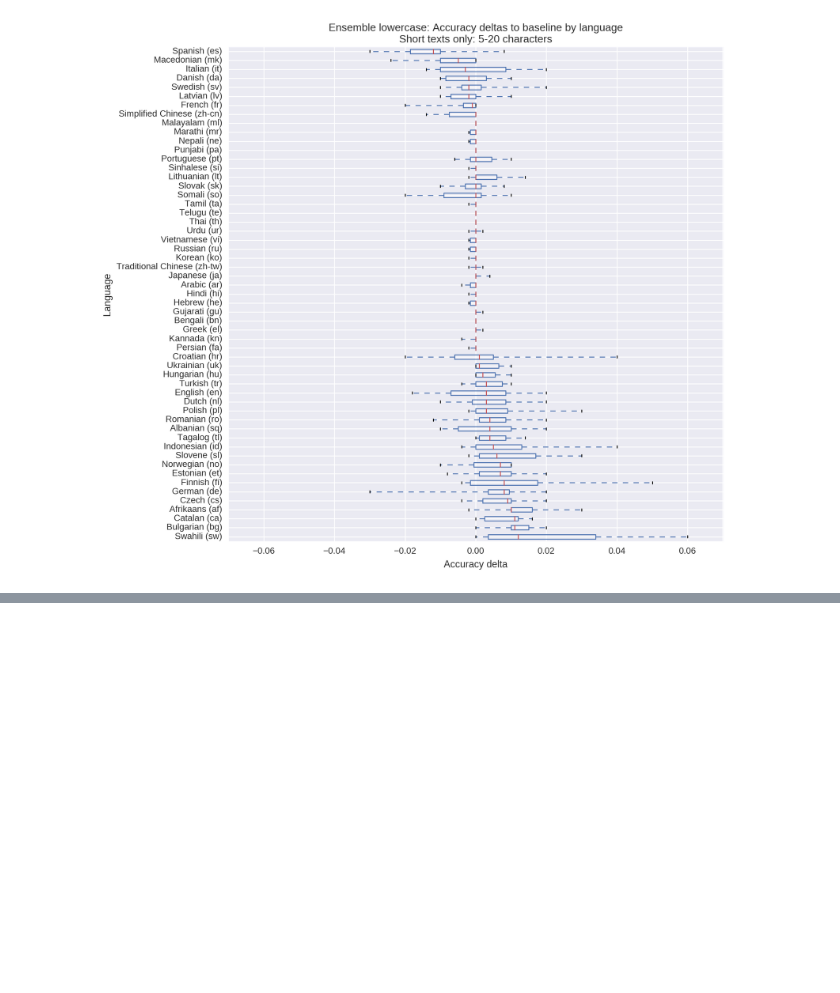
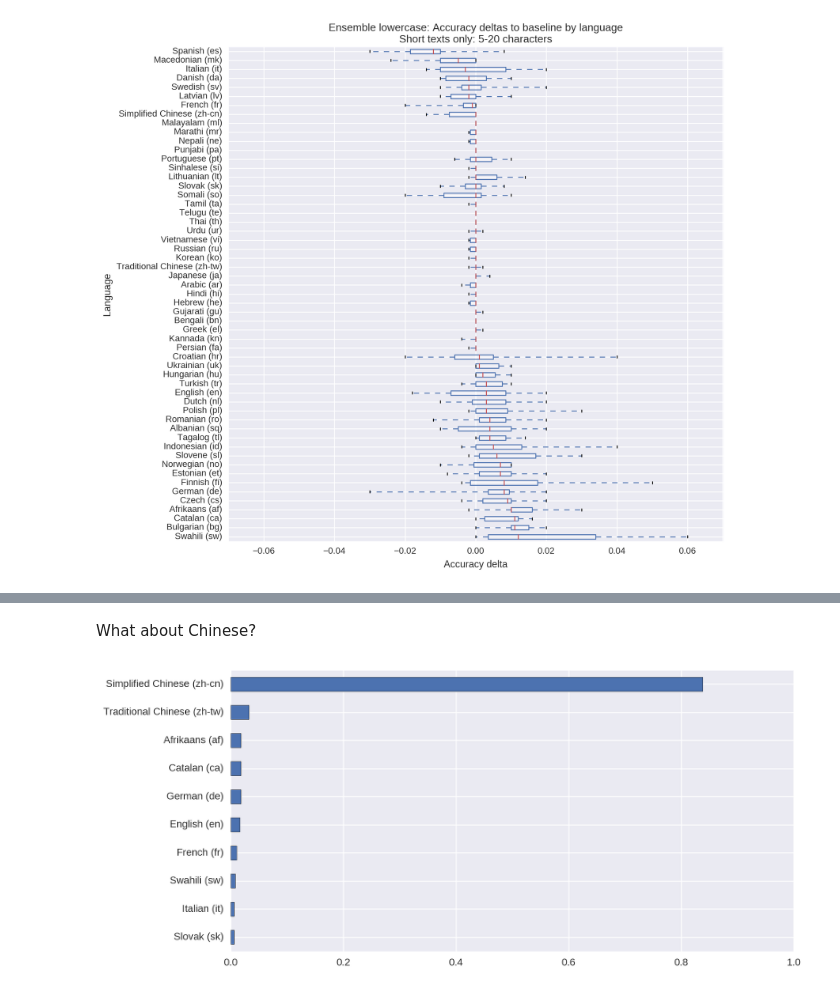
Before and after one commit to Automattic/elasticsearch-langdetect, a Jupyter notebook: experiments/Classification experiments - merged-average baseline.ipynb, the cells around one changed output, grey strips where cells are left out. Saved outputs shown, nothing was run; the diff lists cells and outputs as text; code cells hidden in the pictures; blank space fills up the shorter version.

```diff
--- a/experiments/Classification experiments - merged-average baseline.ipynb
+++ b/experiments/Classification experiments - merged-average baseline.ipynb
@@ -281,0 +351,6 @@ Mean delta: 0.001994
+# %% [markdown]
+What about Chinese?
+# %%
+plot_top_confused_languages(confusion_matrix, 'Simplified Chinese (zh-cn)')
+# %% [output]
+[figure, added]
```
Also changed, not shown: parts of 8 cells of this notebook, 2 other files.
